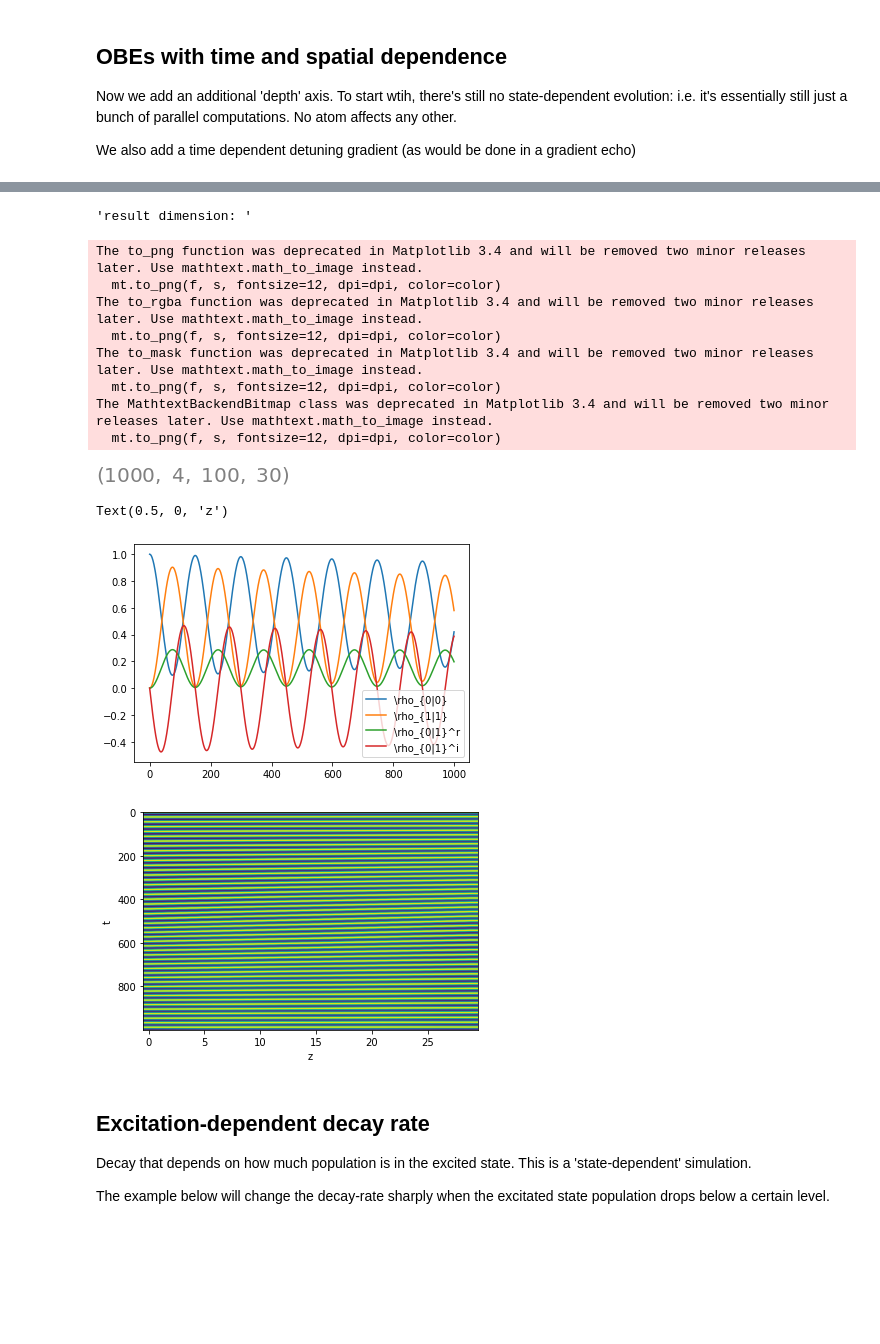
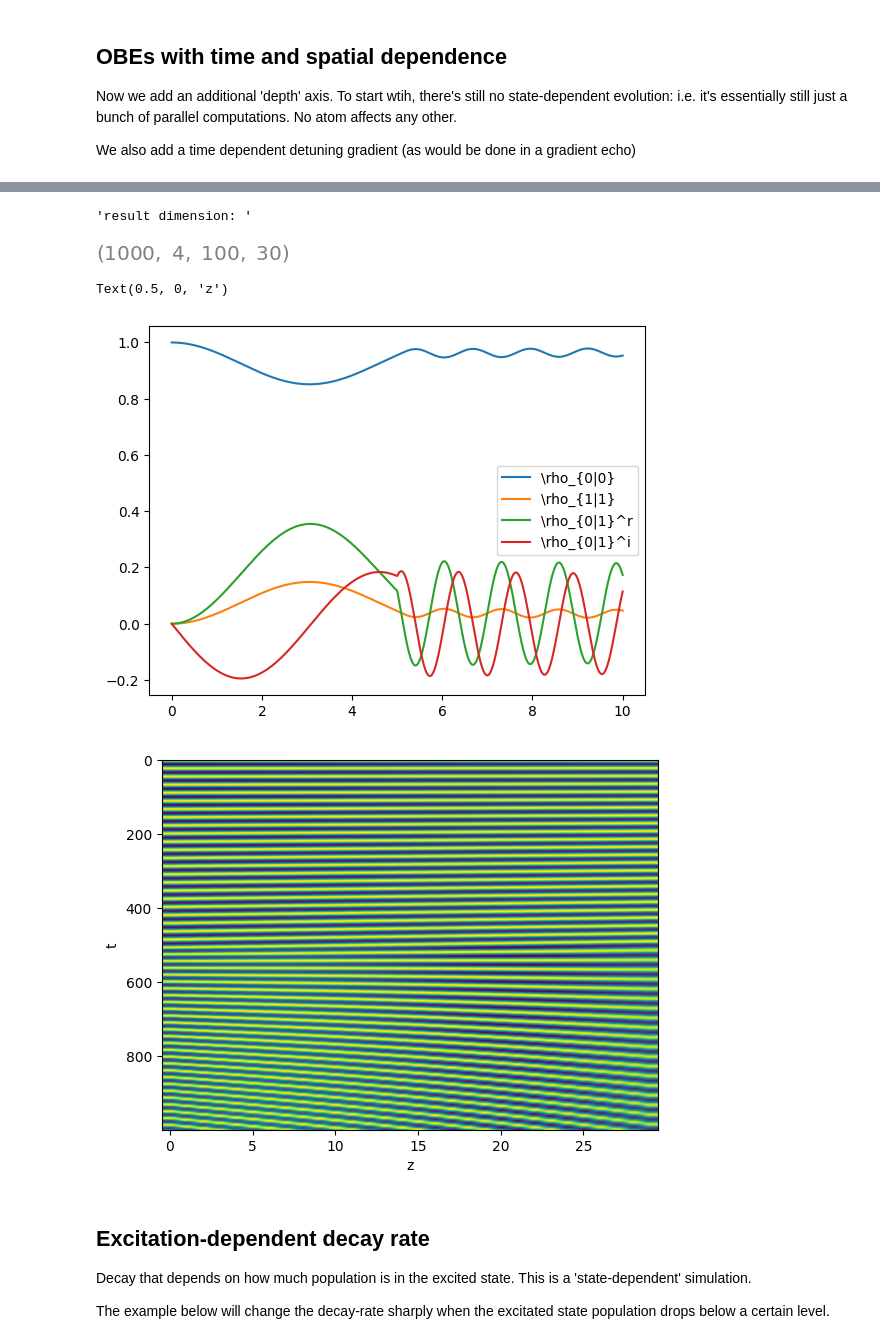
Before and after one commit to morgatron/spylind, a Jupyter notebook: examples/Solving master equations .ipynb, the cells around one changed output, grey strips where cells are left out. Cells and saved outputs as stored; diff of their text form; code cells hidden in the pictures; blank space fills up the shorter version.

```diff
--- a/examples/Solving master equations .ipynb
+++ b/examples/Solving master equations .ipynb
@@ -264,7 +271,9 @@ state dependent functions should have signature [t, Delta, \rho_{0|0}, \rho_{1|1
 # %%
-tSteps = linspace(0,20,400)
-%time ode_s.integrate(tSteps, max_step_size=1)
-res= np.array(ode_s.outputL)
+tSteps = linspace(0,10,2000)
+model = sys.setup_model(max_step=0.1)
+%time res = model.integrate(tSteps)
+#%time ode_s.integrate(tSteps, max_step_size=1)
+#res= np.array(ode_s.outputL)
 display(res.shape)
 # %% [output]
 Not integrating first step (it's just the initial state)
@@ -344,26 +354,17 @@ Wall time: 2.34 s
 # %%
-arr = np.array(ode_s.outputL)
-display("result dimension: ", arr.shape)
-plot(  arr[:,:,50, 15].real )
-legend(ode_s.symsD['prop_state_syms'])
+display("result dimension: ", res.shape)
+plot(tSteps,  res[:,:,50, 25].real )
+legend(sys.symsD['prop_state_syms'])
 figure()
-imshow(  arr[:,0,0].real, aspect='auto' )
+imshow(  res[:,0,0].real, aspect='auto' )
 ylabel('t')
 xlabel('z')
 # %% [output]
 'result dimension: '
+[figure]
-The to_png function was deprecated in Matplotlib 3.4 and will be removed two minor releases later. Use mathtext.math_to_image instead.
-  mt.to_png(f, s, fontsize=12, dpi=dpi, color=color)
-The to_rgba function was deprecated in Matplotlib 3.4 and will be removed two minor releases later. Use mathtext.math_to_image instead.
-  mt.to_png(f, s, fontsize=12, dpi=dpi, color=color)
-The to_mask function was deprecated in Matplotlib 3.4 and will be removed two minor releases later. Use mathtext.math_to_image instead.
-  mt.to_png(f, s, fontsize=12, dpi=dpi, color=color)
-The MathtextBackendBitmap class was deprecated in Matplotlib 3.4 and will be removed two minor releases later. Use mathtext.math_to_image instead.
-  mt.to_png(f, s, fontsize=12, dpi=dpi, color=color)
+Text(0.5, 0, 'z')
-[figure]
-Text(0.5, 0, 'z')
-[figure, old version]
+[figure, new version]
-[figure, old version]
+[figure, new version]
 # %% [markdown]
 ## Excitation-dependent decay rate
 Decay that depends on how much population is in the excited state. This is a 'state-dependent' simulation.
```
Also changed, not shown: parts of 59 cells of this notebook, 9 other files.
